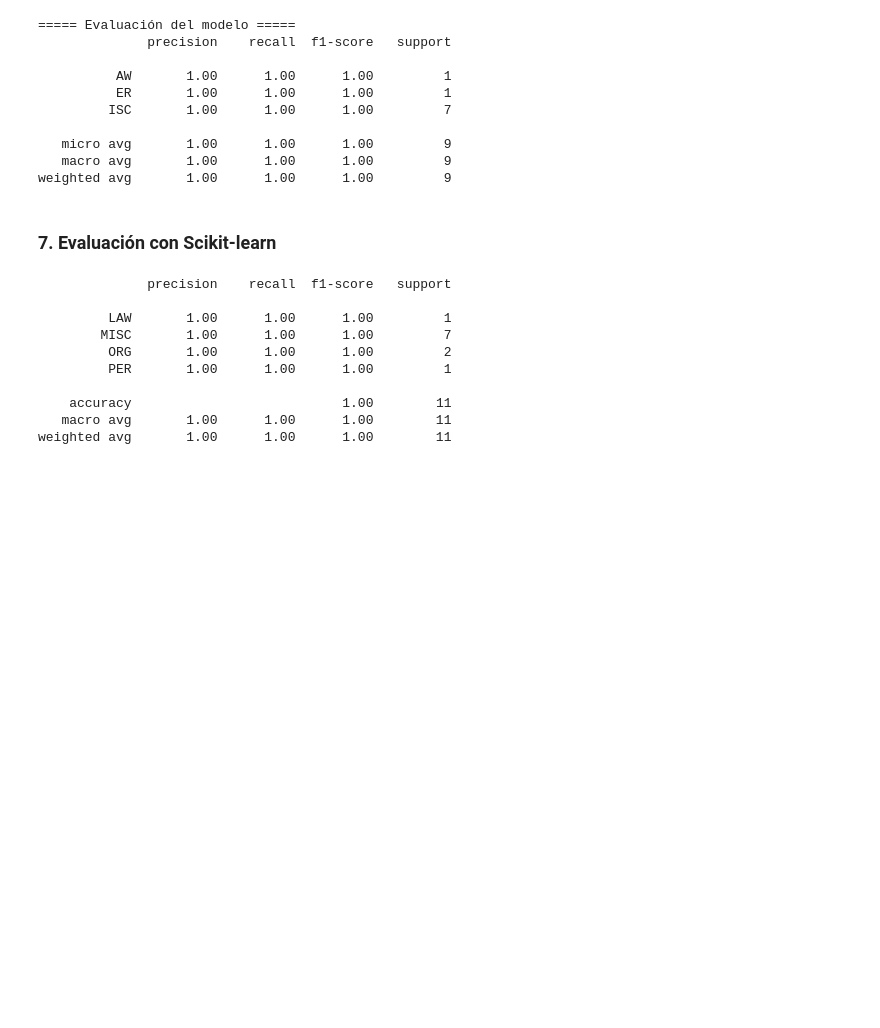
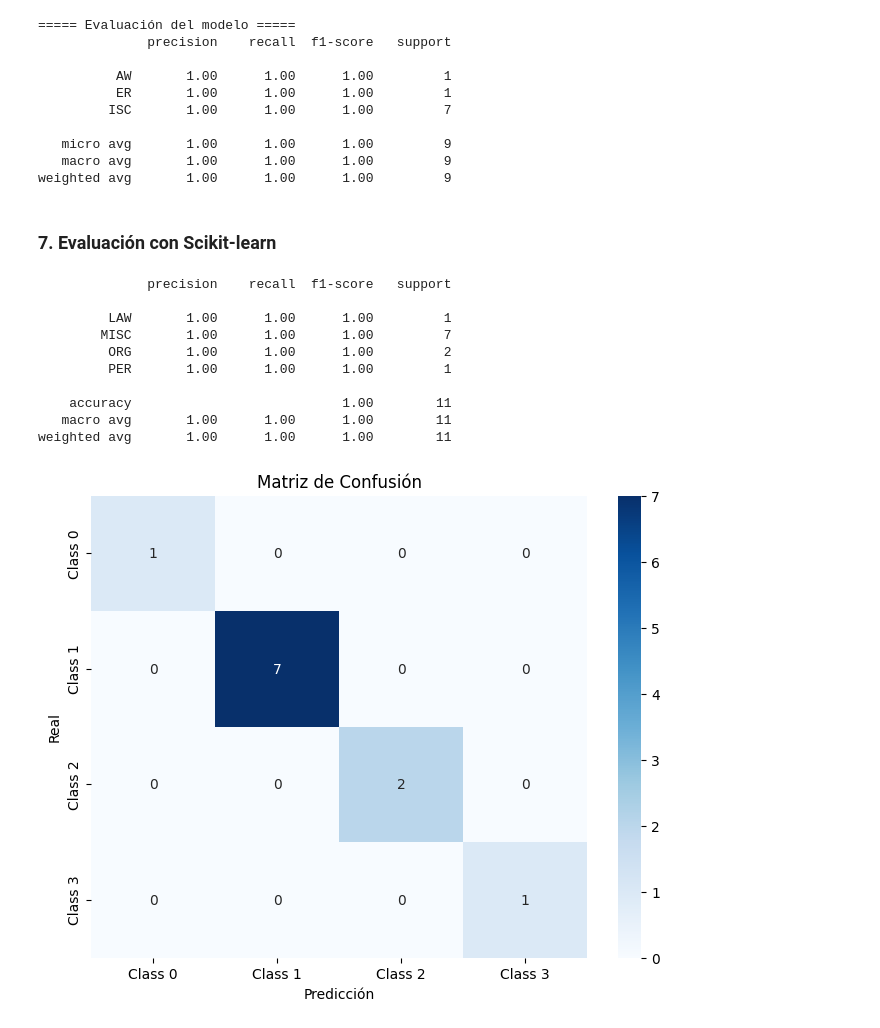
Before and after one commit to SamuehFDEZ/ModelosDeIA, a Jupyter notebook: UD3/proyecto.ipynb, the cells around one changed output. Cells and saved outputs as stored; diff of their text form; code cells hidden in the pictures; blank space fills up the shorter version.

```diff
--- a/UD3/proyecto.ipynb
+++ b/UD3/proyecto.ipynb
@@ -136,3 +179,20 @@ print(classification_report(y_true_flat, y_pred_flat))
     accuracy                           1.00        11
    macro avg       1.00      1.00      1.00        11
 weighted avg       1.00      1.00      1.00        11
+# %%
+# Crear la matriz de confusión
+conf_matrix = confusion_matrix(y_true_flat, y_pred_flat)
+
+# Etiquetas correctas para las 10 clases
+labels = ["Class {}".format(i) for i in range(4)]
+
+# Mostrar matriz de confusión con heatmap
+plt.figure(figsize=(8, 6))
+sns.heatmap(conf_matrix, annot=True, fmt='d', cmap='Blues',
+            xticklabels=labels, yticklabels=labels)
+plt.title("Matriz de Confusión")
+plt.xlabel("Predicción")
+plt.ylabel("Real")
+plt.show()
+# %% [output]
+[figure, added]
```
Also changed, not shown: parts of 6 cells of this notebook.
